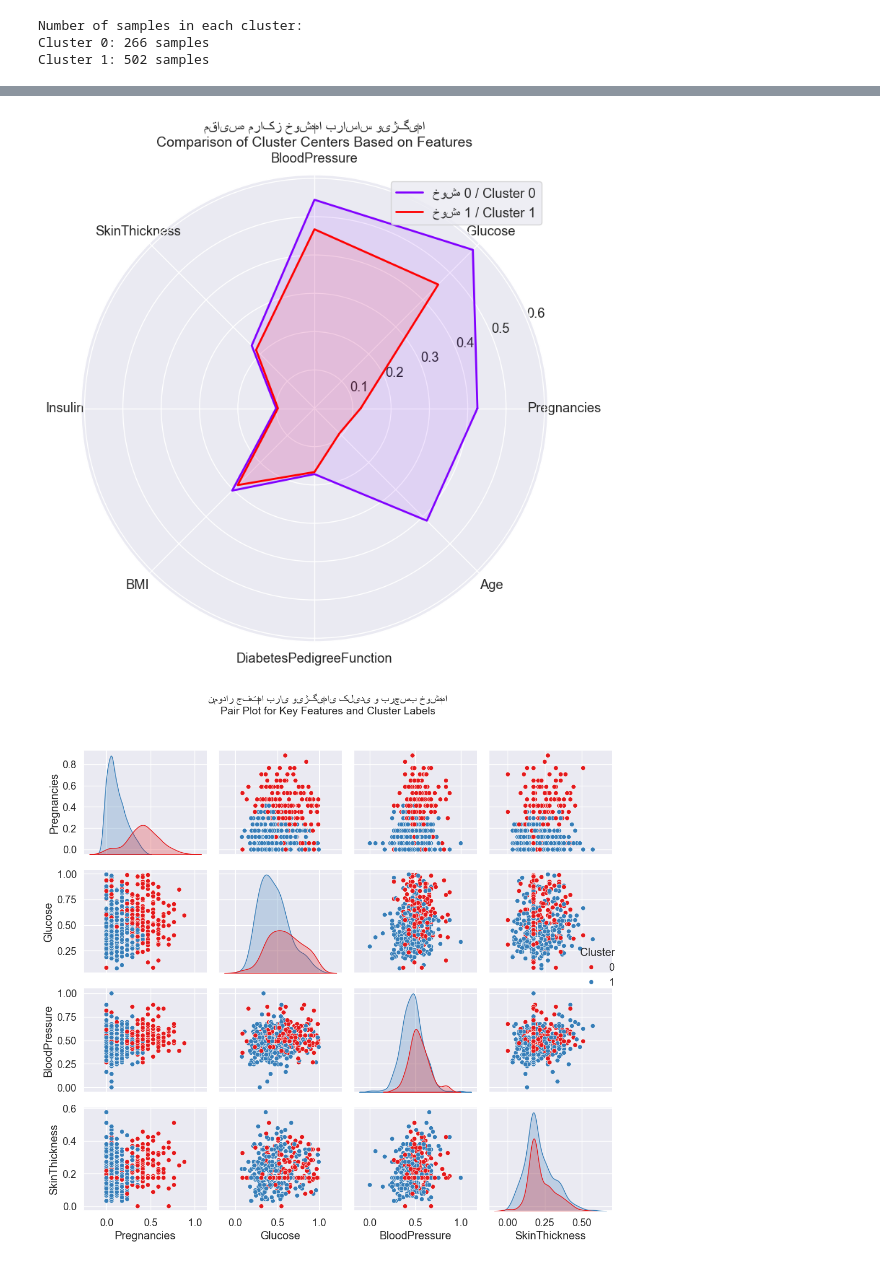
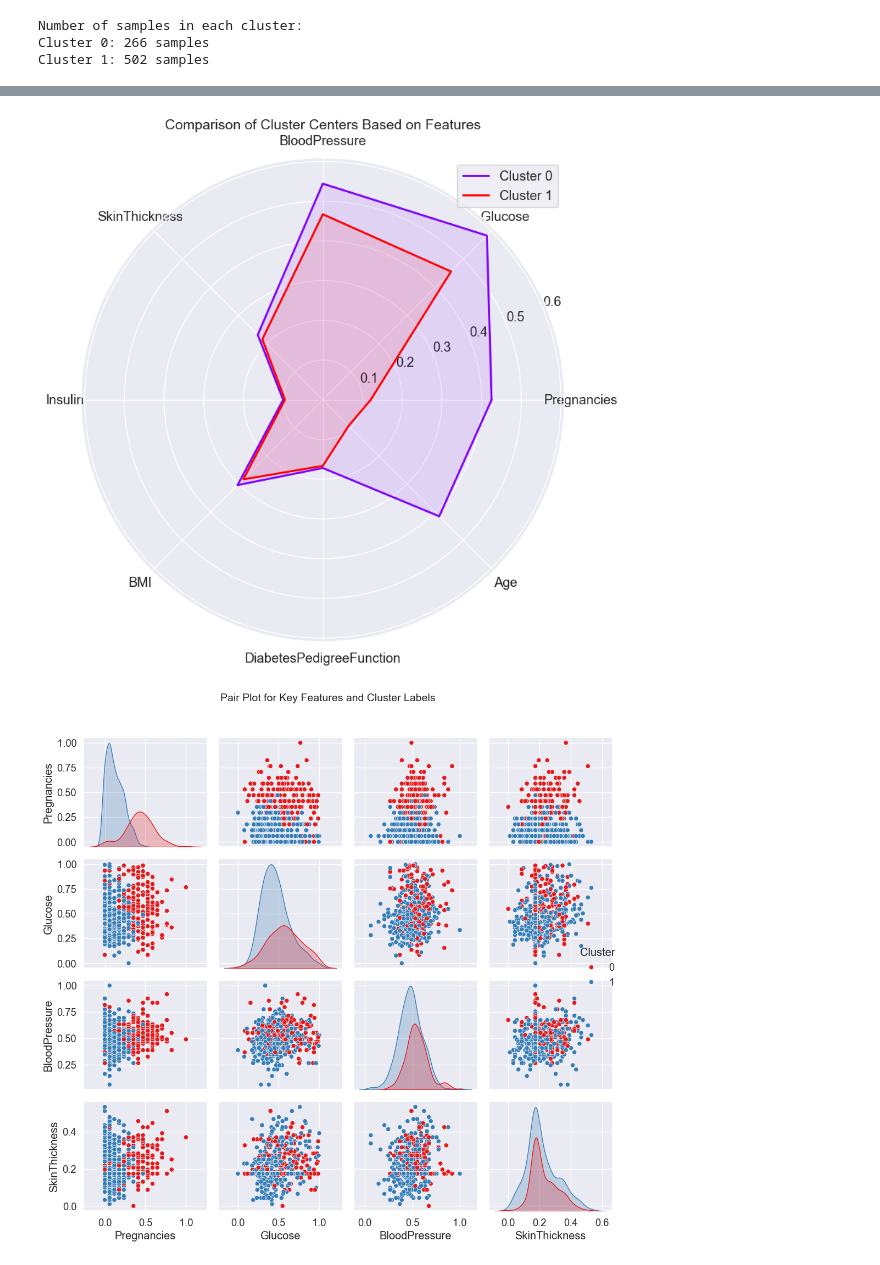
Before and after one commit to MahyadSaedpanah/ML---Pima-Indian-Diabetes, a Jupyter notebook: Clustering.ipynb, the cells around one changed output, grey strips where cells are left out. Cells and saved outputs as stored; diff of their text form; code cells hidden in the pictures.

Commit message:
Complete Step 3: K-Means clustering

```diff
--- a/Clustering.ipynb
+++ b/Clustering.ipynb
@@ -250,79 +228,54 @@ plt.tight_layout()
 # %%
-# تحلیل ویژگی‌های مهم در هر خوشه با نمودار رادار
 # Analyze important features in each cluster with radar chart
 from math import pi
 
-# استخراج ویژگی‌های مرکز هر خوشه
 # Extract features of each cluster center
 centers = kmeans.cluster_centers_
 
-# رسم نمودار رادار برای مقایسه ویژگی‌ها در هر خوشه
 # Draw radar chart to compare features in each cluster
 def radar_chart(centers, feature_names):
-    # تعداد ویژگی‌ها
-    # Number of features
     N = len(feature_names)
 
-    # محاسبه زاویه برای هر ویژگی
-    # Calculate angle for each feature
     angles = [n / float(N) * 2 * pi for n in range(N)]
-    angles += angles[:1]  # بستن دایره / Close the circle
+    angles += angles[:1]
 
-    # ایجاد نمودار
-    # Create plot
     fig, ax = plt.subplots(figsize=(12, 8), subplot_kw=dict(polar=True))
 
-    # رنگ‌های متنوع برای هر خوشه
-    # Various colors for each cluster
     colors = cm.rainbow(np.linspace(0, 1, len(centers)))
 
-    # رسم داده‌ها برای هر خوشه
-    # Plot data for each cluster
     for i, center in enumerate(centers):
         values = list(center)
-        values += values[:1]  # بستن دایره / Close the circle
-        ax.plot(angles, values, color=colors[i], linewidth=2, label=f'خوشه {i} / Cluster {i}')
+        values += values[:1]
+        ax.plot(angles, values, color=colors[i], linewidth=2, label=f'Cluster {i}')
         ax.fill(angles, values, color=colors[i], alpha=0.1)
 
-    # برچسب‌ها و عنوان
-    # Labels and title
     ax.set_xticks(angles[:-1])
     ax.set_xticklabels(feature_names)
-    plt.title('مقایسه مراکز خوشه‌ها براساس ویژگی‌ها\nComparison of Cluster Centers Based on Features', size=14)
+    plt.title('Comparison of Cluster Centers Based on Features', size=14)
     ax.grid(True)
     plt.legend(loc='upper right')
     plt.tight_layout()
 
-# گرفتن نام‌های ویژگی‌ها (همه ستون‌ها به جز آخرین ستون که برچسب هدف است)
-# Get feature names (all columns except the last one which is the target label)
 feature_names = df.columns[:-1].tolist()
 
-# رسم نمودار رادار
-# Draw radar chart
 radar_chart(centers, feature_names)
 # %% [output]
-[figure, old version]
+[figure, new version]
 # %%
-# ارتباط بین ویژگی‌ها و برچسب خوشه‌ها با نمودار جفت‌ها
 # Relationship between features and cluster labels with pair plot
-# انتخاب تصادفی بخشی از داده‌ها برای نمودار جفت‌ها (برای سرعت بیشتر)
+
 # Randomly select a subset of data for pair plot (for better speed)
 sample_idx = np.random.choice(len(df_with_clusters), size=min(500, len(df_with_clusters)), replace=False)
 df_sample = df_with_clusters.iloc[sample_idx]
 
-# انتخاب ویژگی‌های مهم براساس تأثیر در خوشه‌بندی
-# Select important features based on impact on clustering
-# اگر تعداد ویژگی‌ها زیاد است، فقط تعدادی از آن‌ها را انتخاب می‌کنیم
-# If there are many features, we select only some of them
 if len(feature_names) > 4:
-    # مثال: انتخاب 4 ویژگی اول
     # Example: select the first 4 features
     selected_features = feature_names[:4]
 else:
     selected_features = feature_names
 
 sns.pairplot(df_sample, vars=selected_features, hue='Cluster', palette='Set1', diag_kind='kde', height=2.5)
-plt.suptitle('نمودار جفت‌ها برای ویژگی‌های کلیدی و برچسب خوشه‌ها\nPair Plot for Key Features and Cluster Labels', y=1.02, fontsize=14)
+plt.suptitle('Pair Plot for Key Features and Cluster Labels', y=1.02, fontsize=14)
 plt.tight_layout()
 # %% [output]
-[figure, old version]
+[figure, new version]
```
Also changed, not shown: parts of 6 cells of this notebook.
